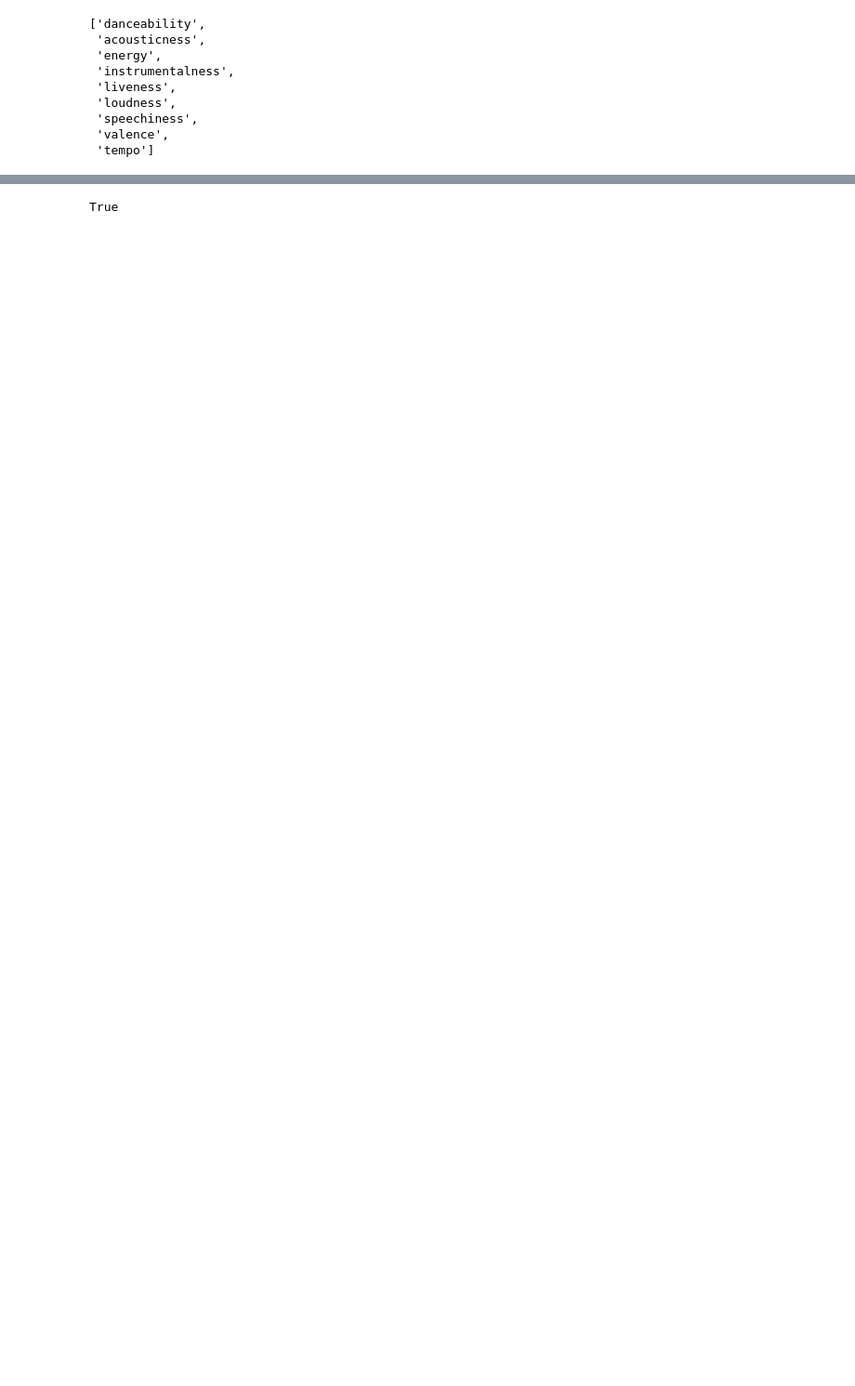
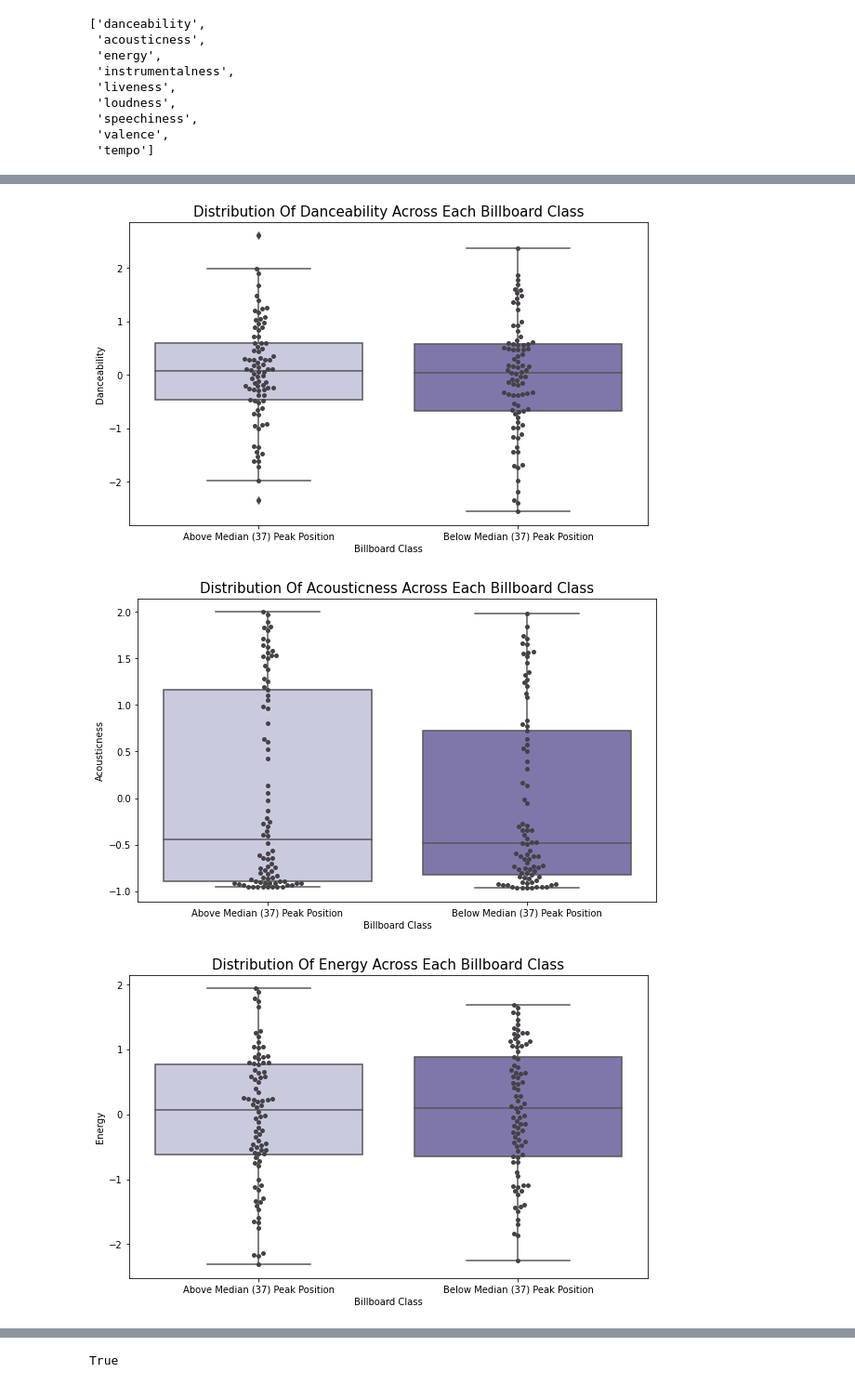
Before and after one commit to scharfsteina/BigDataFinalProject, a Jupyter notebook: analysis.ipynb, the cells around one changed output, grey strips where cells are left out. Shown at 93% size. Saved outputs shown, nothing was run; the diff lists cells and outputs as text; code cells hidden in the pictures; blank space fills up the shorter version.

```diff
--- a/analysis.ipynb
+++ b/analysis.ipynb
@@ -29,8 +29,8 @@ data
 # %%
 # get subset of relevant spotify features + billboard binary
 spotify = data.iloc[:,6:15]
-spotify['album'] = data['album']
-spotify['billboard_rating'] = data.iloc[:,-1]
+spotify['billboard_rating'] = data.iloc[:,-2]
+spotify['on_billboard'] = data.iloc[:,-3]
 features = list(spotify.columns)
 del features[len(features) - 2:]
 features
@@ -47,3 +63,14 @@ features
+# %%
+def plot_boxplot(feature):
+    plt.figure(figsize=(10, 6))
+    title= f"Distribution of {feature.title()} across each Billboard class"
+    title= title.title()
+    plt.title(title, fontdict={"fontsize": 15})
+    g= sns.boxplot(x= spotify["billboard_rating"], y=spotify[feature], palette= "Purples")
+    sns.swarmplot(x= spotify["billboard_rating"], y=spotify[feature], color= "#454146")
+    g.set_xticklabels(['Above Median (37) Peak Position', "Below Median (37) Peak Position"])
+    g.set_xlabel("Billboard Class")
+    g.set_ylabel(feature.title())
 # %%
 # Normalizing columns
 for f in features:
@@ -56 +83,9 @@ print((spotify[features[0]]).std()) # should be ~ 1
 1.0
+# %%
+for f in features:
+    plot_boxplot(f)
+plt.show()
+# %% [output]
+[figure, added]
+[figure, added]
+[figure, added]
```
Also changed, not shown: parts of 52 cells of this notebook, 11 other files.
